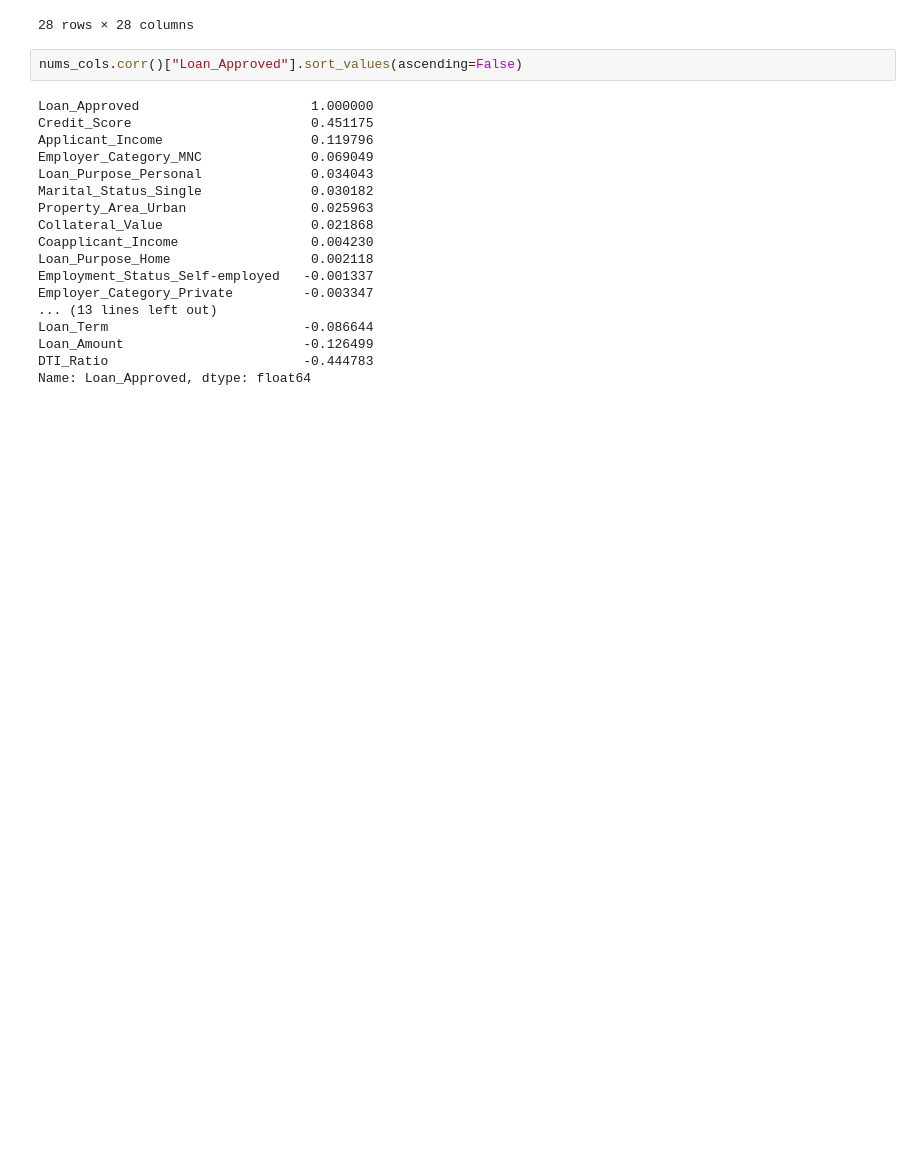
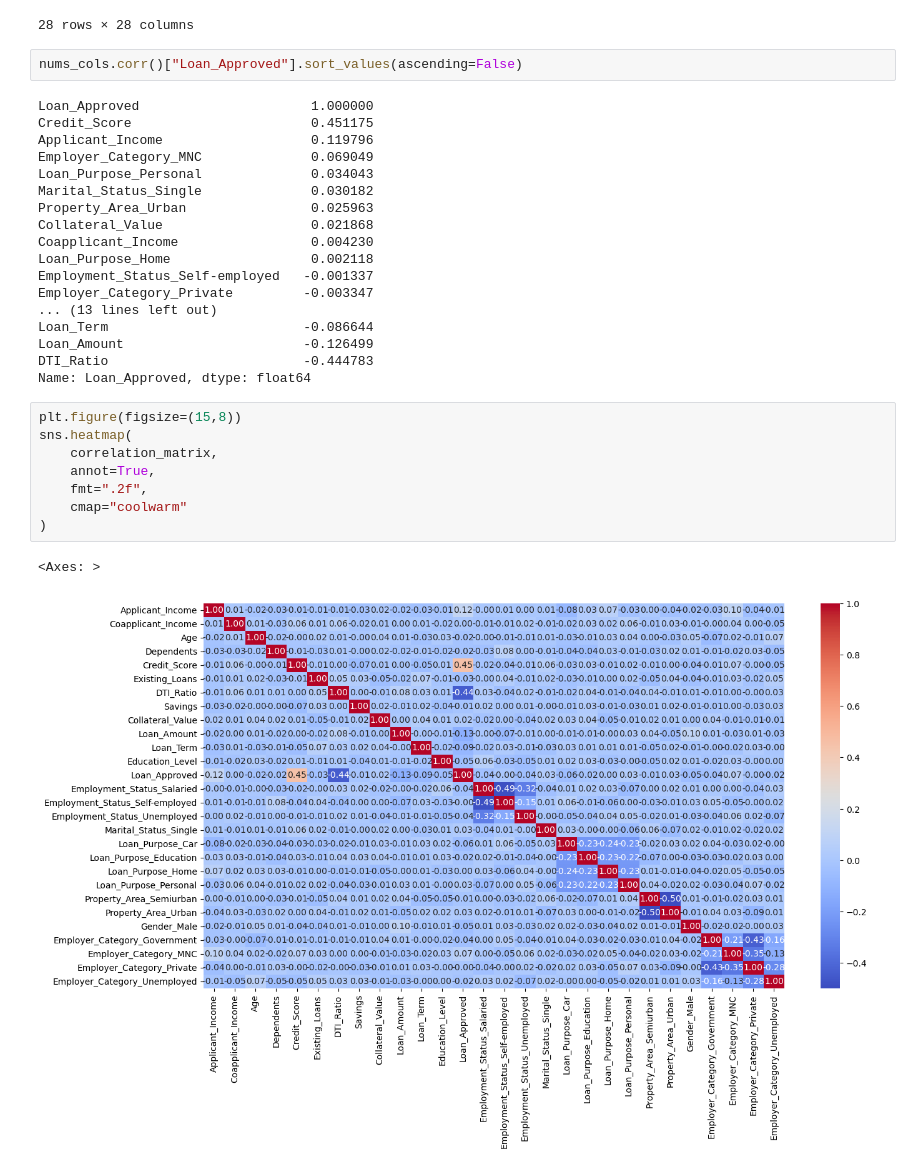
Before and after one commit to VineethaJNV/Creditwise_Loan_System, a Jupyter notebook: credit_wise.ipynb, the cells around one changed output. Drawn from its saved outputs; the diff is of its cells as text; blank space fills up the shorter version.

Commit message:
Correlation b/w DTI  ratio and loan approved,and negative and positive correlations

```diff
--- a/credit_wise.ipynb
+++ b/credit_wise.ipynb
@@ -549,3 +549,14 @@ Loan_Term                         -0.086644
 Loan_Amount                       -0.126499
 DTI_Ratio                         -0.444783
 Name: Loan_Approved, dtype: float64
+# %%
+plt.figure(figsize=(15,8))
+sns.heatmap(
+    correlation_matrix,
+    annot=True,
+    fmt=".2f",
+    cmap="coolwarm"
+)
+# %% [output]
+<Axes: >
+[figure, added]
```
